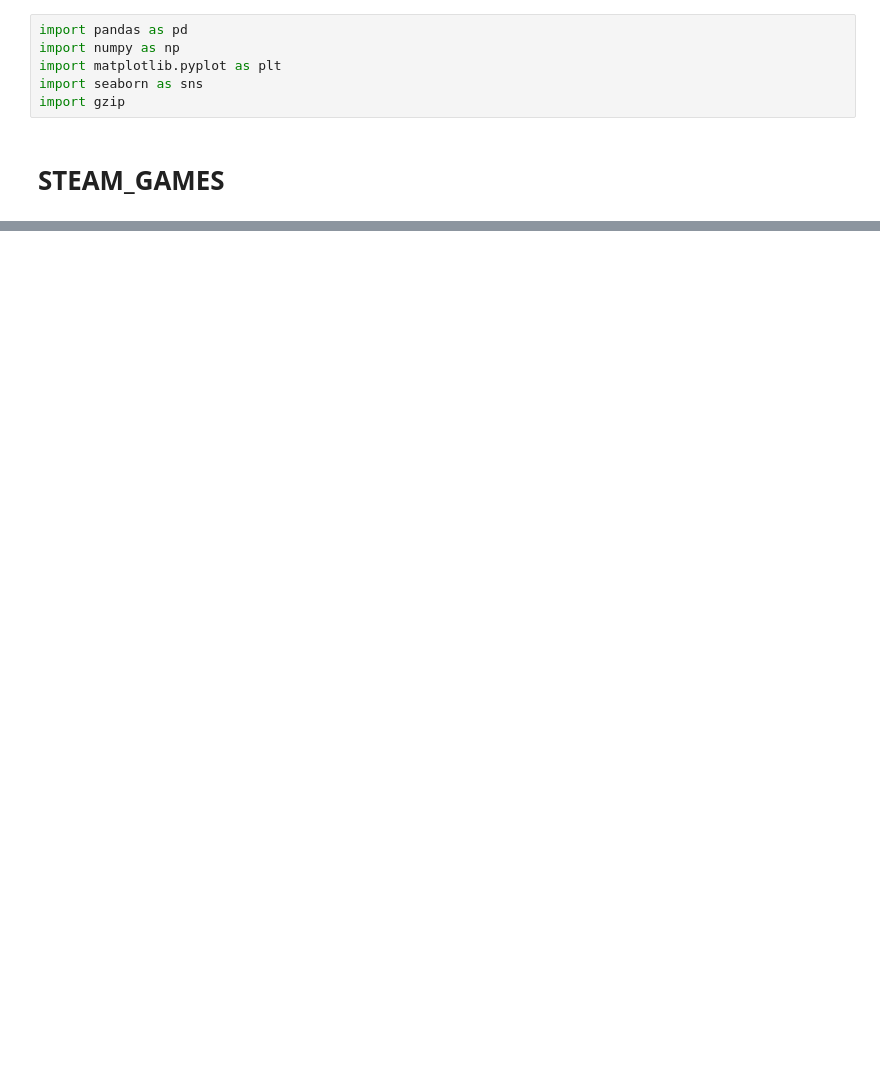
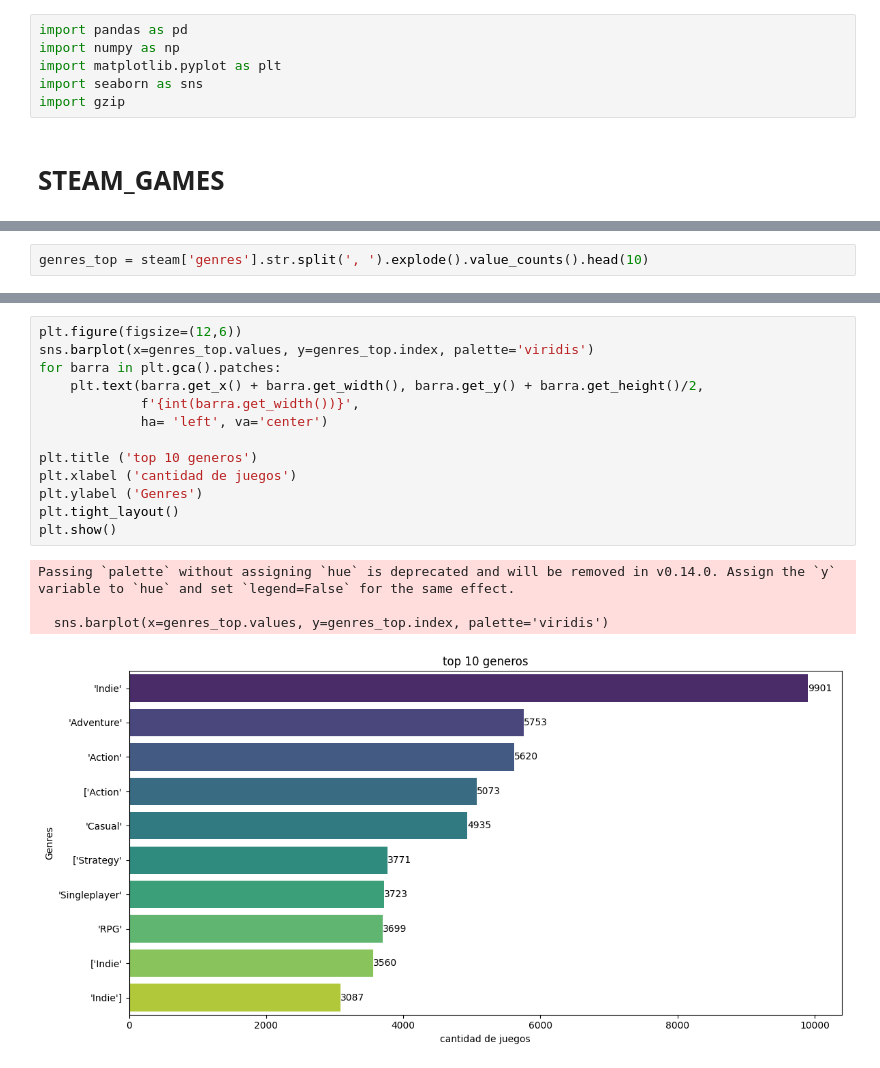
Before and after one commit to Marianopopov/PI_ML_OPS_1, a Jupyter notebook: EDA/steam_games.ipynb, the cells around one changed output, grey strips where cells are left out. Cells and saved outputs as stored; diff of their text form; blank space fills up the shorter version.

```diff
--- a/EDA/steam_games.ipynb
+++ b/EDA/steam_games.ipynb
@@ -114,0 +220,2 @@ plt.show()
+# %%
+genres_top = steam['genres'].str.split(', ').explode().value_counts().head(10)
@@ -114,0 +237,18 @@ plt.show()
+# %%
+plt.figure(figsize=(12,6))
+sns.barplot(x=genres_top.values, y=genres_top.index, palette='viridis')
+for barra in plt.gca().patches:
+    plt.text(barra.get_x() + barra.get_width(), barra.get_y() + barra.get_height()/2,
+             f'{int(barra.get_width())}',
+             ha= 'left', va='center')
+
+plt.title ('top 10 generos')
+plt.xlabel ('cantidad de juegos')
+plt.ylabel ('Genres')
+plt.tight_layout()
+plt.show()
+# %% [output]
+Passing `palette` without assigning `hue` is deprecated and will be removed in v0.14.0. Assign the `y` variable to `hue` and set `legend=False` for the same effect.
+
+  sns.barplot(x=genres_top.values, y=genres_top.index, palette='viridis')
+[figure, added]
```
Also changed, not shown: parts of 28 cells of this notebook, 12 other files.
